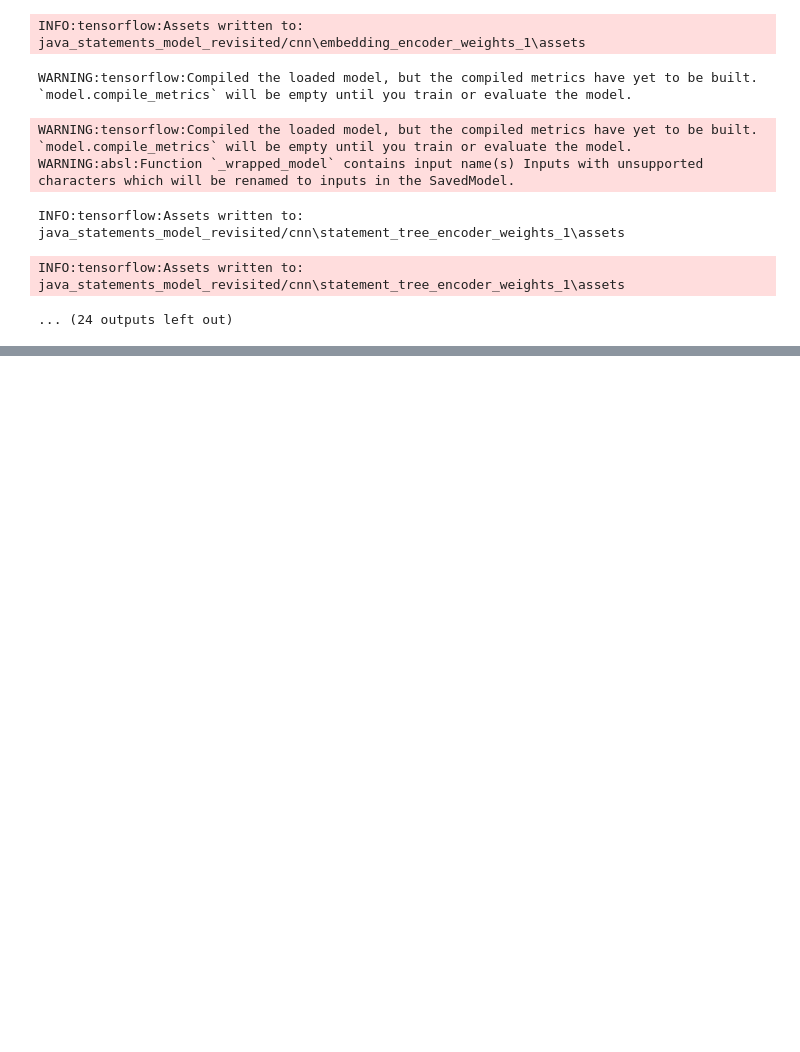
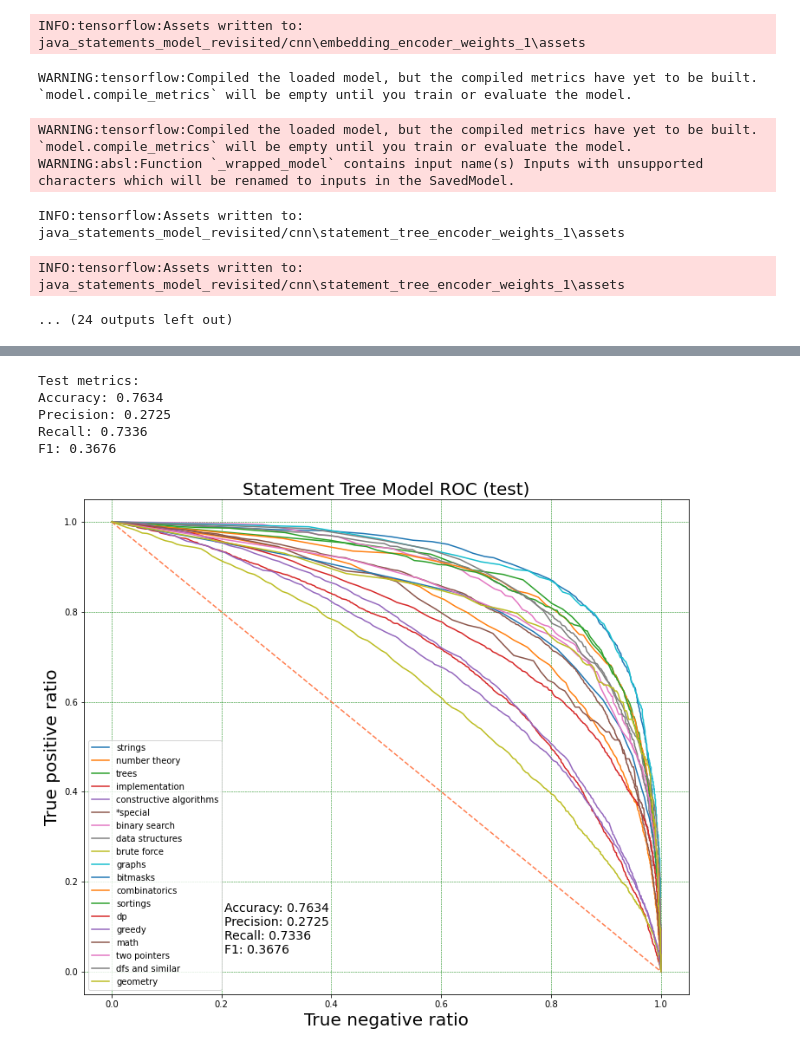
Before and after one commit to yolomachine/YepCode, a Jupyter notebook: notebooks/java_statements.ipynb, the cells around one changed output, grey strips where cells are left out. Cells and saved outputs as stored; diff of their text form; code cells hidden in the pictures; blank space fills up the shorter version.

```diff
--- a/notebooks/java_statements.ipynb
+++ b/notebooks/java_statements.ipynb
@@ -488,0 +624,55 @@ INFO:tensorflow:Assets written to: java_statements_model_revisited/cnn\statement
+# %%
+y_true_test = []
+y_pred_test = []
+pbar = tqdm.tqdm(enumerate(test_dataset), total=len(test_dataset))
+for step, ((cbatch, ibatch), hetbatch) in pbar:
+    y_pred_batch = calc_logits(cbatch, ibatch,
+                               embedding, embedding_encoder_model, tree_encoder_model)
+    for i in range(len(y_pred_batch)):
+        _y_true = np.array(hetbatch[i])
+        _y_pred = y_pred_batch[i].numpy()
+        y_true_test.extend(_y_true)
+        y_pred_test.extend(_y_pred)
+# %%
+y_true_test_np = np.array(y_true_test).reshape(-1, len(labels))
+y_pred_test_np = np.array(y_pred_test).reshape(-1, len(labels))
+# %%
+metrics_for_predicted_test = [calc_metrics(y_true_test_np[:,i], y_pred_test_np[:,i], threshold_count=500) for i in range(len(labels))]
+
+plt.title('Statement Tree Model ROC (test)', fontsize=20)
+plt.xlabel('True negative ratio', fontsize=20)
+plt.ylabel('True positive ratio', fontsize=20)
+plt.grid(color = 'green', linestyle = '--', linewidth = 0.5)
+plt.plot([0, 1], [1, 0], '--', color='coral')
+l = 0
+for metric_batch in metrics_for_predicted_test:
+    coords, auc = calc_rocauc(metric_batch)
+    plt.plot([i[1] for i in coords], [i[0] for i in coords], label=labels[l])
+    l += 1
+plt.legend()
+
+metrics_for_predicted_test_with_thresholds = [calc_metrics(y_true_test_np[:,i], y_pred_test_np[:,i], thresholds=[thresholds[i]]) for i in range(len(labels))]
+
+total_mean_test_metrics = defaultdict(float)
+for metrics in metrics_for_predicted_test_with_thresholds:
+    total_mean_test_metrics['accuracy'] += metrics[0]['accuracy']
+    total_mean_test_metrics['precision'] += metrics[0]['precision']
+    total_mean_test_metrics['recall'] += metrics[0]['recall']
+    total_mean_test_metrics['f1'] += metrics[0]['f1']
+
+for key in total_mean_test_metrics.keys():
+    total_mean_test_metrics[key] /= len(labels)
+
+s_m = '\n'.join(map(lambda x: f'{str.upper(x[0]) + x[1:]}: {round(total_mean_test_metrics[x], 4)}', total_mean_test_metrics))
+print(f'Test metrics:\n{s_m}\n')
+plt.text(0.205, 0.04, s_m, fontsize=14)
+fig = plt.gcf()
+fig.set_size_inches(12.5, 10.5)
+fig.savefig('S_T_M_ROC_200_500_test_labeled.png', dpi=200)
+# %% [output]
+Test metrics:
+Accuracy: 0.7634
+Precision: 0.2725
+Recall: 0.7336
+F1: 0.3676
+[figure, added]
```
Also changed, not shown: parts of 7 cells of this notebook, 12 other files.
